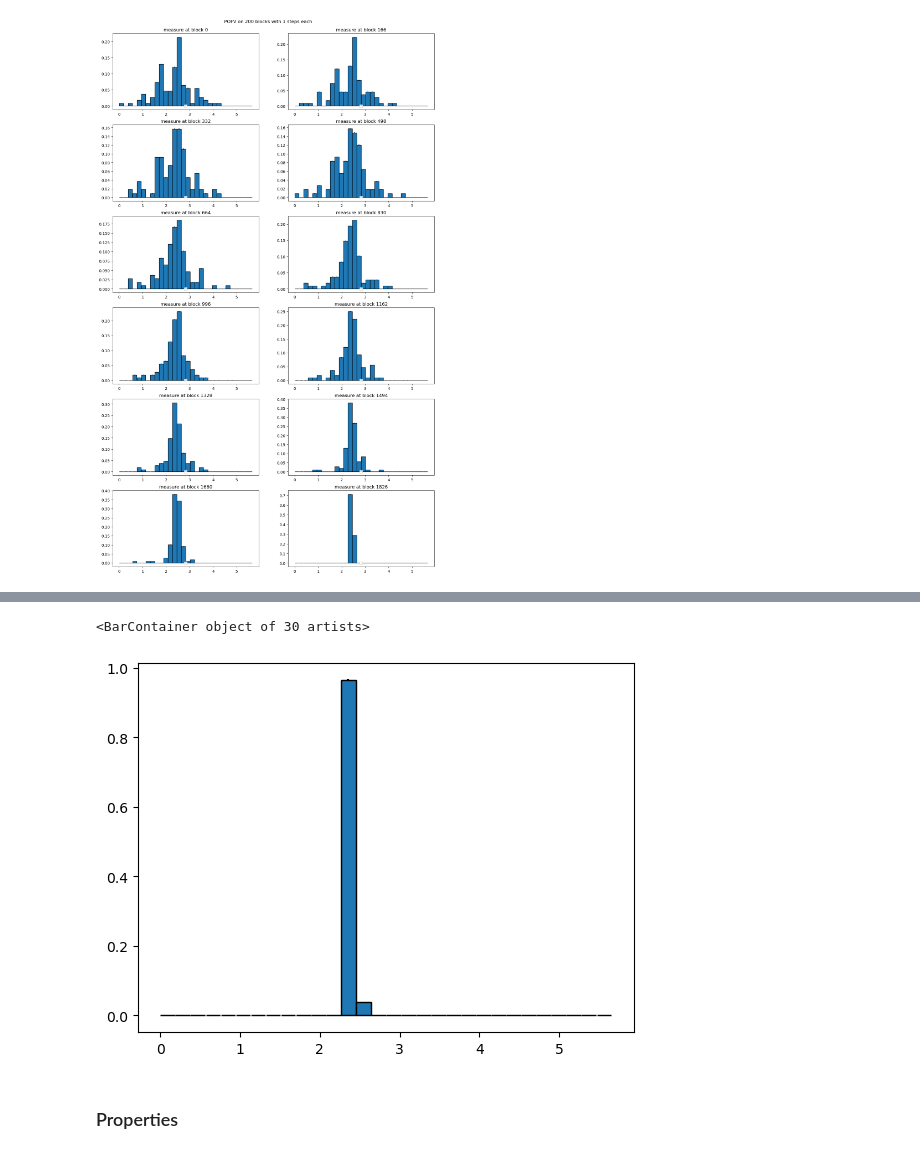
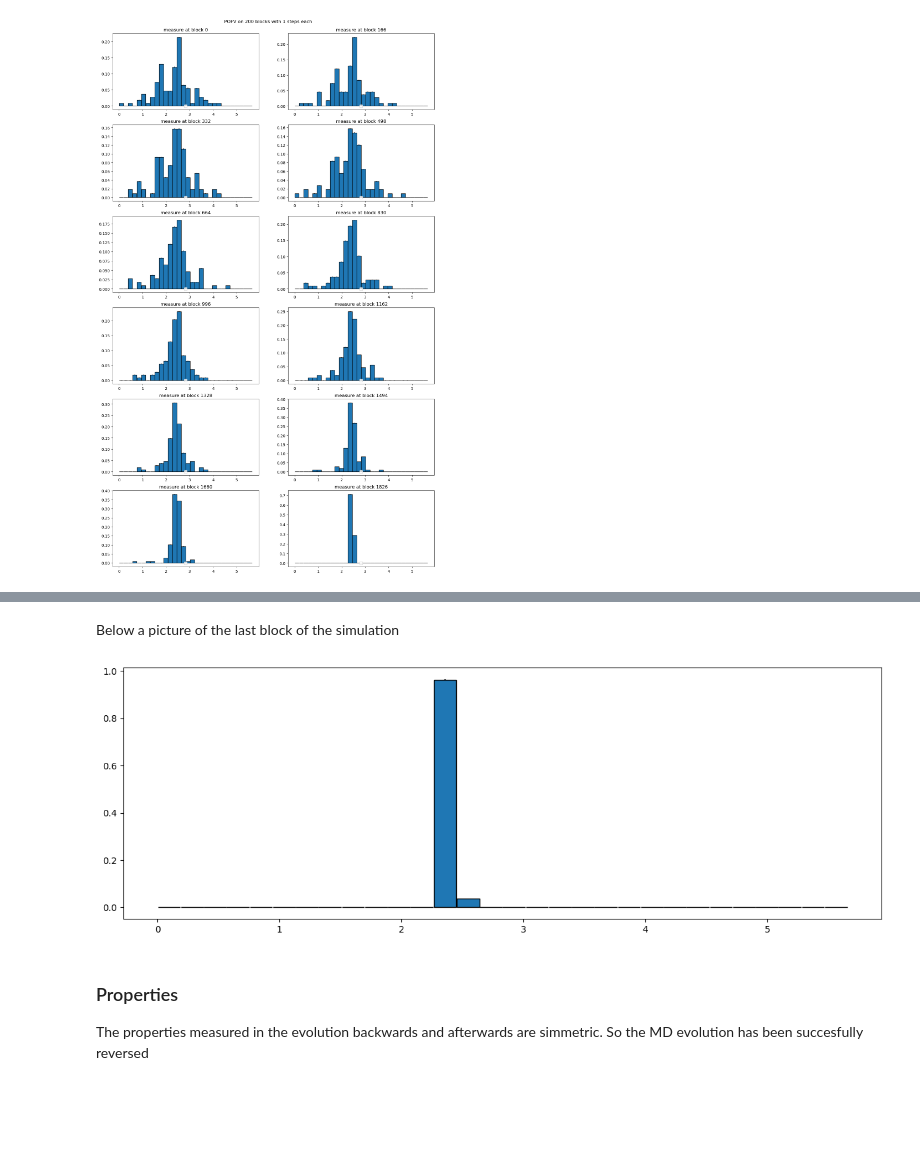
Before and after one commit to TommiDL/NumericalSimulationLab, a Jupyter notebook: es04/notebook4.ipynb, the cells around one changed output, grey strips where cells are left out. Cells and saved outputs as stored; diff of their text form; code cells hidden in the pictures; blank space fills up the shorter version.

```diff
--- a/es04/notebook4.ipynb
+++ b/es04/notebook4.ipynb
@@ -551,12 +557,19 @@ last=df_btf.loc[df_btf['block']==df_btf['block'].max()].reset_index(drop=True)
+# %% [markdown]
+Below a picture of the last block of the simulation
 # %%
+last=df_btf.loc[df_btf['block']==df_btf['block'].max()].reset_index(drop=True)
+plt.figure(figsize=(15, 5))
 plt.bar(
         last['#vel'], last['block_avg'],
         yerr=last['err'],
         width=last['#vel'].max()/30, edgecolor='black')
+
+plt.show()
 # %% [output]
-<BarContainer object of 30 artists>
-[figure, old version]
+[figure, new version]
 # %% [markdown]
 ### Properties
+
+The properties measured in the evolution backwards and afterwards are simmetric. So the MD evolution has been succesfully reversed
 # %%
 K_btf=pd.read_csv('OUTPUT/bckwd/200bl/bw/kinetic_energy.dat', delimiter=r"\s+")
```
Also changed, not shown: parts of 28 cells of this notebook, 9 other files.
